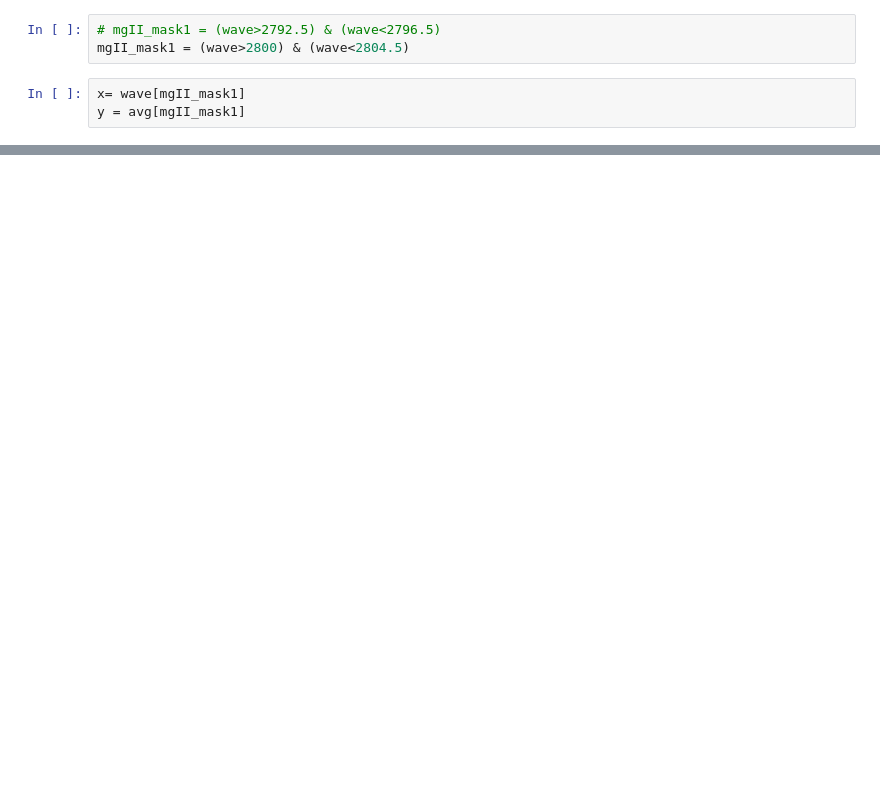
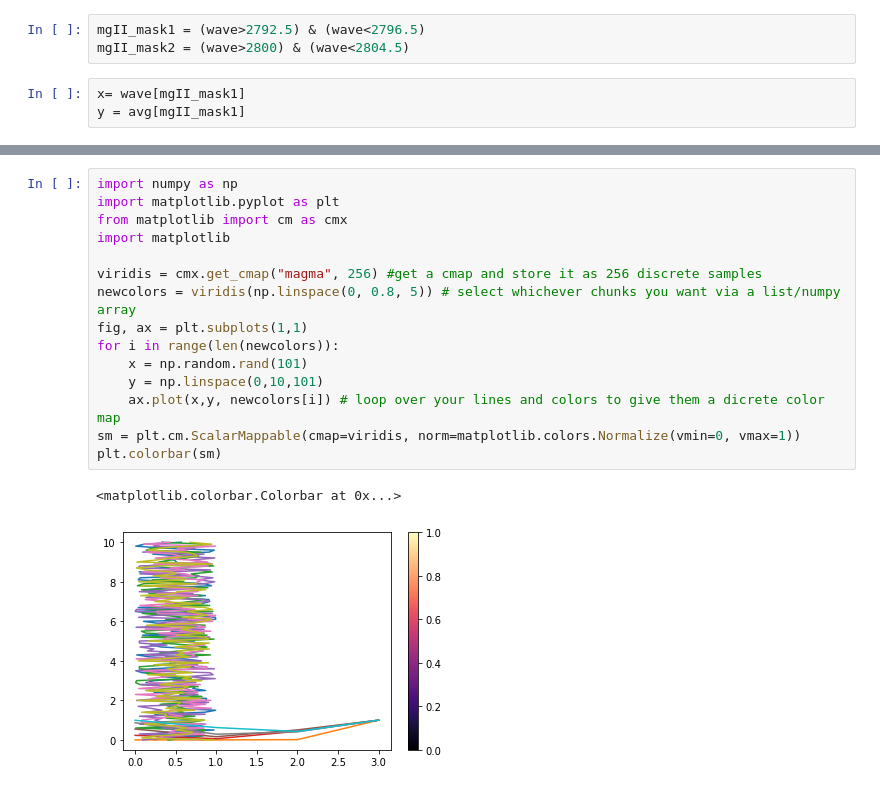
Before and after one commit to biprateep/DESI-stack, a Jupyter notebook: notebooks/stack_ELG.ipynb, the cells around one changed output, grey strips where cells are left out. Cells and saved outputs as stored; diff of their text form; blank space fills up the shorter version.

```diff
--- a/notebooks/stack_ELG.ipynb
+++ b/notebooks/stack_ELG.ipynb
@@ -79,6 +221,6 @@ show(p)
 # %%
-# mgII_mask1 = (wave>2792.5) & (wave<2796.5)
-mgII_mask1 = (wave>2800) & (wave<2804.5)
+mgII_mask1 = (wave>2792.5) & (wave<2796.5)
+mgII_mask2 = (wave>2800) & (wave<2804.5)
 # %%
 x= wave[mgII_mask1]
 y = avg[mgII_mask1]
@@ -130,0 +272,18 @@ Parameter('amplitude', value=1.042638817822305)
+# %%
+import numpy as np
+import matplotlib.pyplot as plt
+from matplotlib import cm as cmx
+import matplotlib
+
+viridis = cmx.get_cmap("magma", 256) #get a cmap and store it as 256 discrete samples
+newcolors = viridis(np.linspace(0, 0.8, 5)) # select whichever chunks you want via a list/numpy array
+fig, ax = plt.subplots(1,1)
+for i in range(len(newcolors)):
+    x = np.random.rand(101)
+    y = np.linspace(0,10,101)
+    ax.plot(x,y, newcolors[i]) # loop over your lines and colors to give them a dicrete color map
+sm = plt.cm.ScalarMappable(cmap=viridis, norm=matplotlib.colors.Normalize(vmin=0, vmax=1))
+plt.colorbar(sm)
+# %% [output]
+<matplotlib.colorbar.Colorbar at 0x...>
+[figure, added]
```
Also changed, not shown: parts of 26 cells of this notebook, 2 other files.
